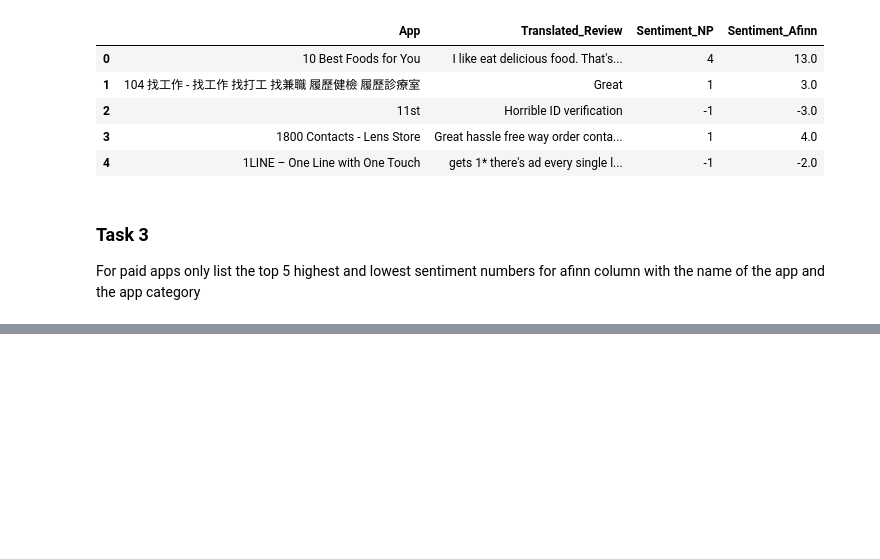
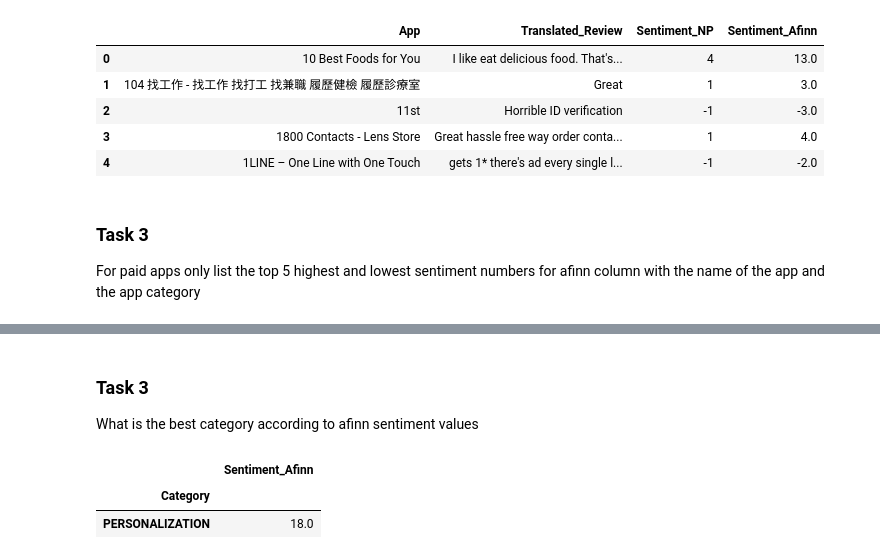
Before and after one commit to bahaozsahin/Develhope_Project-2_team-3, a Jupyter notebook: week4/week4_Baha.ipynb, the cells around one changed output, grey strips where cells are left out. Drawn from its saved outputs; the diff is of its cells as text; code cells hidden in the pictures; blank space fills up the shorter version.

```diff
--- a/week4/week4_Baha.ipynb
+++ b/week4/week4_Baha.ipynb
@@ -124,0 +158,9 @@ For paid apps only list the top 5 highest and lowest sentiment numbers for afinn
+# %% [markdown]
+### Task 3
+What is the best category according to afinn sentiment values
+# %%
+merged.groupby('Category').agg('sum', numeric_only = True).sort_values('Sentiment_Afinn',ascending=False).head(1)
+# %% [output]
+|  | Sentiment_Afinn |
+| Category |  |
+| PERSONALIZATION | 18.0 |
```
Also changed, not shown: parts of 4 cells of this notebook.
